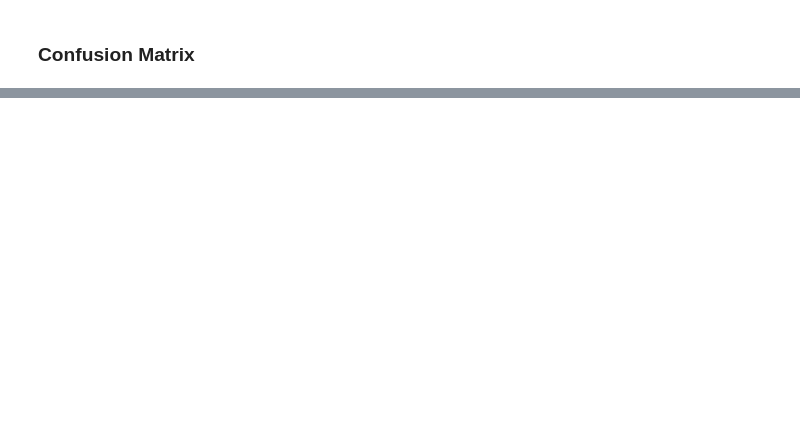
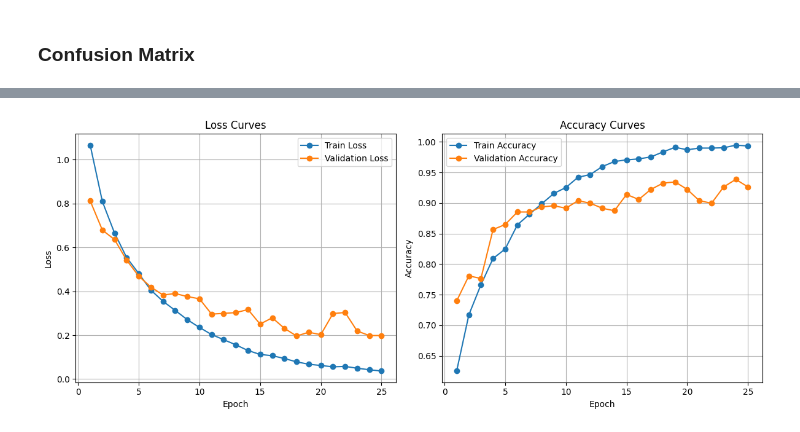
Before and after one commit to KunshSabharwal/MONAI_Minor-Project_7th-Sem, a Jupyter notebook: main.ipynb, the cells around one changed output, grey strips where cells are left out. Cells and saved outputs as stored; diff of their text form; code cells hidden in the pictures; blank space fills up the shorter version.

```diff
--- a/main.ipynb
+++ b/main.ipynb
@@ -298,5 +284,5 @@ Test images: 246
 # %%
-max_epochs = 10
+max_epochs = 25
 save_interval = 2
 out_dir = "./eval"
 
@@ -381,6 +367,10 @@ trainer = SupervisedTrainer(
         "train_accuracy": ignite.metrics.Accuracy(
             output_transform=from_engine(["pred", "label"])
         ),
+        "train_loss": ignite.metrics.Loss(
+            loss_fn=loss_fn,
+            output_transform=from_engine(["pred", "label"]),
+        ),
     },
 
     train_handlers=[
@@ -411,16 +401,27 @@ trainer = SupervisedTrainer(
 )
 # %%
 from ignite.engine import Events
+
+train_losses = []
+val_losses = []
+train_accuracies = []
+val_accuracies = []
 
 @trainer.on(Events.EPOCH_COMPLETED)
 def log_epoch_metrics(engine):
     epoch = engine.state.epoch
 
     train_accuracy = engine.state.metrics.get("train_accuracy")
-    train_loss = engine.state.metrics.get("loss")
+    train_loss = engine.state.metrics.get("train_loss")
 
     val_accuracy = evaluator.state.metrics.get("val_accuracy")
     val_loss = evaluator.state.metrics.get("val_loss")
+
+    train_losses.append(train_loss)
+    val_losses.append(val_loss)
+    train_accuracies.append(train_accuracy)
+    val_accuracies.append(val_accuracy)
+
 
     print(
         f"\nEpoch {epoch}/{max_epochs}\n"
@@ -684,0 +686,27 @@ plt.show()
+# %%
+epochs = range(1, max_epochs + 1)
+
+plt.figure(figsize=(12, 5))
+
+plt.subplot(1, 2, 1)
+plt.plot(epochs, train_losses, marker="o", label="Train Loss")
+plt.plot(epochs, val_losses, marker="o", label="Validation Loss")
+plt.xlabel("Epoch")
+plt.ylabel("Loss")
+plt.title("Loss Curves")
+plt.legend()
+plt.grid(True)
+
+plt.subplot(1, 2, 2)
+plt.plot(epochs, train_accuracies, marker="o", label="Train Accuracy")
+plt.plot(epochs, val_accuracies, marker="o", label="Validation Accuracy")
+plt.xlabel("Epoch")
+plt.ylabel("Accuracy")
+plt.title("Accuracy Curves")
+plt.legend()
+plt.grid(True)
+
+plt.tight_layout()
+plt.show()
+# %% [output]
+[figure, added]
```
Also changed, not shown: parts of 14 cells of this notebook.
